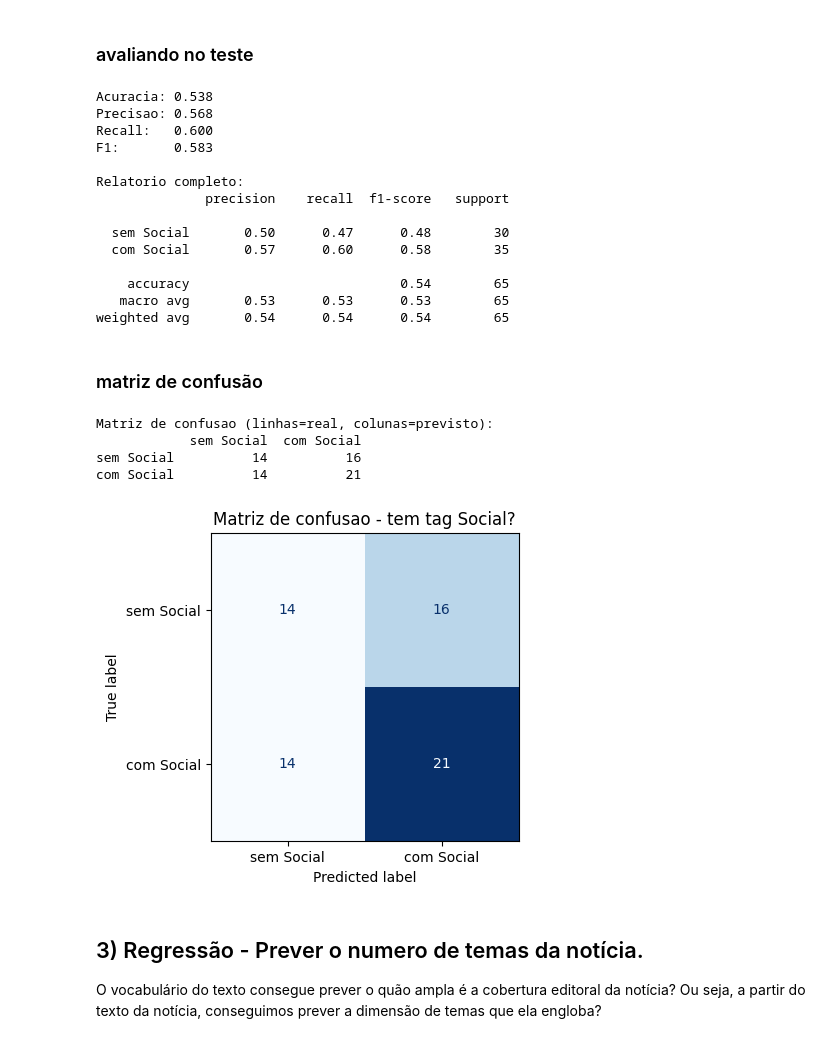
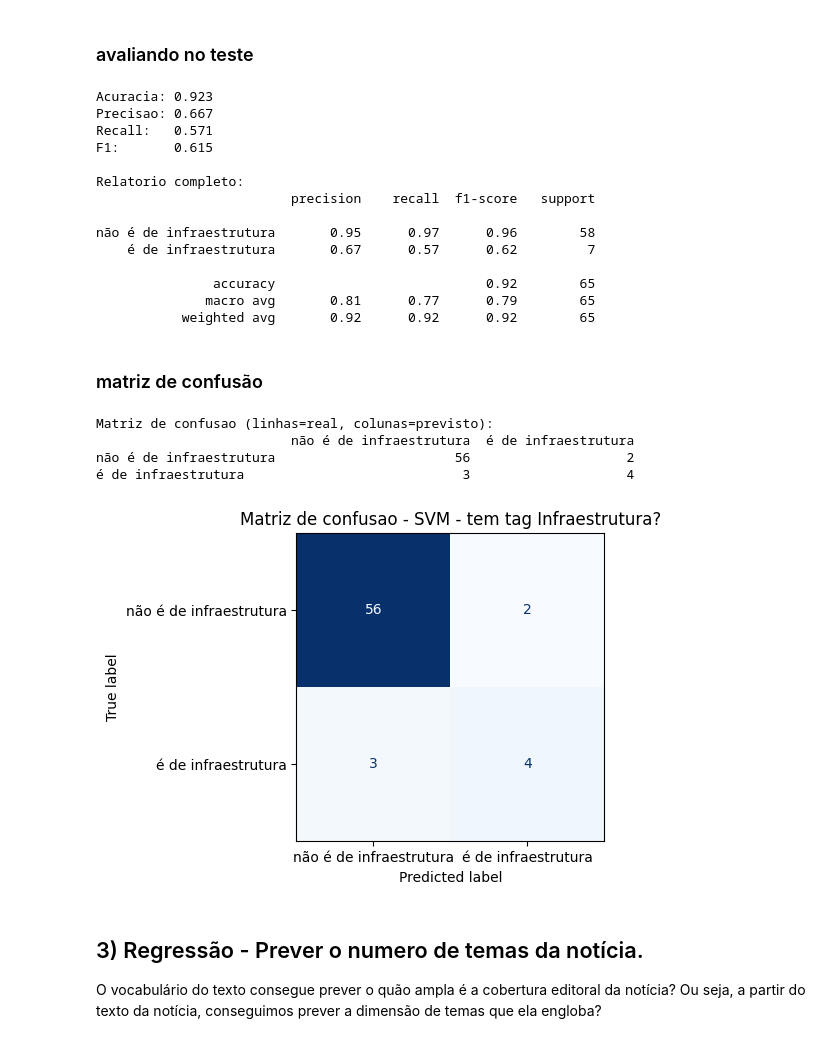
Before and after one commit to bellaviana4-cyber/perspectiva-dado, a Jupyter notebook: codigos_uv_jupyter_notebook/testes de supervisionado/supervisionado-Copy2.ipynb, the cells around one changed output. Drawn from its saved outputs; the diff is of its cells as text; code cells hidden in the pictures.

```diff
--- a/codigos_uv_jupyter_notebook/supervisionado.ipynb
+++ b/codigos_uv_jupyter_notebook/testes de supervisionado/supervisionado-Copy2.ipynb
@@ -207,9 +207,9 @@ menciona BH                    0            4
 
 A coluna `temas` contem as tags associadas a cada notícia. Esse modelo visa identificar as notícias de esporte que apresentam cunho social (inclusão, programas sociais, vulnerabilidade, entre outros.
 # %%
-y_social = df_tfidf["temas"].str.contains("Social", na=False).astype(int).values
+y_infra = df_tfidf["temas"].str.contains("Infraestrutura", na=False).astype(int).values
 
 print("Distribuicao das classes:")
-print(pd.Series(y_social).value_counts().rename({0: "sem Social", 1: "com Social"}))
+print(pd.Series(y_infra).value_counts().rename({0: "sem infraestrutura", 1: "com infraestrutura"}))
 # %% [output]
 Distribuicao das classes:
@@ -243,17 +246,17 @@ RandomForestClassifier(n_estimators=200, n_jobs=-1, random_state=42)
 # %% [markdown]
 ### calibração
 # %%
-probs_calib_soc = modelo_soc.predict_proba(X_calib_soc)[:, 1]
+probs_calib_svm = modelo_svm.predict_proba(X_calib_infra)[:, 1]
 
 limiares = np.linspace(0.1, 0.9, 17)
-resultados_soc = []
+resultados_svm = []
 for t in limiares:
-    pred = (probs_calib_soc > t).astype(int)
-    acc = accuracy_score(y_calib_soc, pred)
-    resultados_soc.append((t, acc))
+    pred = (probs_calib_svm > t).astype(int)
+    acc = accuracy_score(y_calib_infra, pred)
+    resultados_svm.append((t, acc))
 
-df_lim_soc = pd.DataFrame(resultados_soc, columns=["limiar", "acuracia_calib"])
-melhor_limiar_soc = df_lim_soc.loc[df_lim_soc["acuracia_calib"].idxmax(), "limiar"]
-print(f"Melhor limiar pela calibracao: {melhor_limiar_soc:.2f}")
-df_lim_soc
+df_lim_svm = pd.DataFrame(resultados_svm, columns=["limiar", "acuracia_calib"])
+melhor_limiar_svm = df_lim_svm.loc[df_lim_svm["acuracia_calib"].idxmax(), "limiar"]
+print(f"Melhor limiar pela calibracao: {melhor_limiar_svm:.2f}")
+df_lim_svm
 # %% [output]
@@ -279,13 +282,13 @@ Melhor limiar pela calibracao: 0.60
 # %% [markdown]
 ### avaliando no teste
 # %%
-probs_teste_soc = modelo_soc.predict_proba(X_teste_soc)[:, 1]
-pred_teste_soc = (probs_teste_soc > melhor_limiar_soc).astype(int)
+probs_teste_svm = modelo_svm.predict_proba(X_teste_infra)[:, 1]
+pred_teste_svm = (probs_teste_svm > melhor_limiar_svm).astype(int)
 
-acc  = accuracy_score(y_teste_soc, pred_teste_soc)
-prec = precision_score(y_teste_soc, pred_teste_soc, zero_division=0)
-rec  = recall_score(y_teste_soc, pred_teste_soc, zero_division=0)
-f1   = f1_score(y_teste_soc, pred_teste_soc, zero_division=0)
+acc  = accuracy_score(y_teste_infra, pred_teste_svm)
+prec = precision_score(y_teste_infra, pred_teste_svm, zero_division=0)
+rec  = recall_score(y_teste_infra, pred_teste_svm, zero_division=0)
+f1   = f1_score(y_teste_infra, pred_teste_svm, zero_division=0)
 
 print(f"Acuracia: {acc:.3f}")
 print(f"Precisao: {prec:.3f}")
@@ -293,39 +296,39 @@ print(f"Recall:   {rec:.3f}")
 print(f"F1:       {f1:.3f}\n")
 
 print("Relatorio completo:")
-print(classification_report(y_teste_soc, pred_teste_soc, target_names=["sem Social", "com Social"]))
+print(classification_report(y_teste_infra, pred_teste_svm, target_names=["não é de infraestrutura", "é de infraestrutura"]))
 # %% [output]
-Acuracia: 0.538
-Precisao: 0.568
-Recall:   0.600
-F1:       0.583
+Acuracia: 0.923
+Precisao: 0.667
+Recall:   0.571
+F1:       0.615
 
 Relatorio completo:
-              precision    recall  f1-score   support
+                         precision    recall  f1-score   support
 
-  sem Social       0.50      0.47      0.48        30
-  com Social       0.57      0.60      0.58        35
+não é de infraestrutura       0.95      0.97      0.96        58
+    é de infraestrutura       0.67      0.57      0.62         7
 
-    accuracy                           0.54        65
-   macro avg       0.53      0.53      0.53        65
-weighted avg       0.54      0.54      0.54        65
+               accuracy                           0.92        65
+              macro avg       0.81      0.77      0.79        65
+           weighted avg       0.92      0.92      0.92        65
 # %% [markdown]
 ### matriz de confusão
 # %%
-cm_soc = confusion_matrix(y_teste_soc, pred_teste_soc)
+cm_svm = confusion_matrix(y_teste_infra, pred_teste_svm)
 print("Matriz de confusao (linhas=real, colunas=previsto):")
-print(pd.DataFrame(cm_soc, index=["sem Social", "com Social"], columns=["sem Social", "com Social"]))
+print(pd.DataFrame(cm_svm, index=["não é de infraestrutura", "é de infraestrutura"], columns=["não é de infraestrutura", "é de infraestrutura"]))
 
 fig, ax = plt.subplots(figsize=(4, 4))
-ConfusionMatrixDisplay(cm_soc, display_labels=["sem Social", "com Social"]).plot(ax=ax, cmap="Blues", colorbar=False)
-plt.title("Matriz de confusao - tem tag Social?")
+ConfusionMatrixDisplay(cm_svm, display_labels=["não é de infraestrutura", "é de infraestrutura"]).plot(ax=ax, cmap="Blues", colorbar=False)
+plt.title("Matriz de confusao - SVM - tem tag Infraestrutura?")
 plt.show()
 # %% [output]
 Matriz de confusao (linhas=real, colunas=previsto):
-            sem Social  com Social
-sem Social          14          16
-com Social          14          21
+                         não é de infraestrutura  é de infraestrutura
+não é de infraestrutura                       56                    2
+é de infraestrutura                            3                    4
-[figure, old version]
+[figure, new version]
 # %% [markdown]
 ## 3) Regressão - Prever o numero de temas da notícia.
 
```
Also changed, not shown: parts of 6 cells of this notebook, 5 other files.
